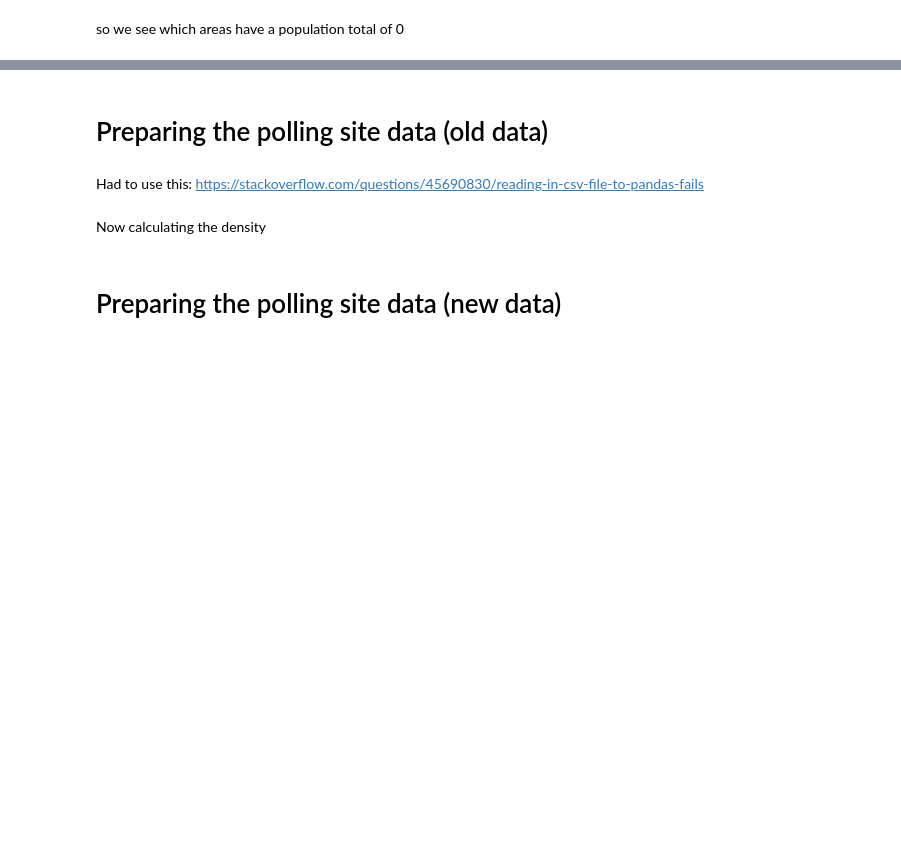
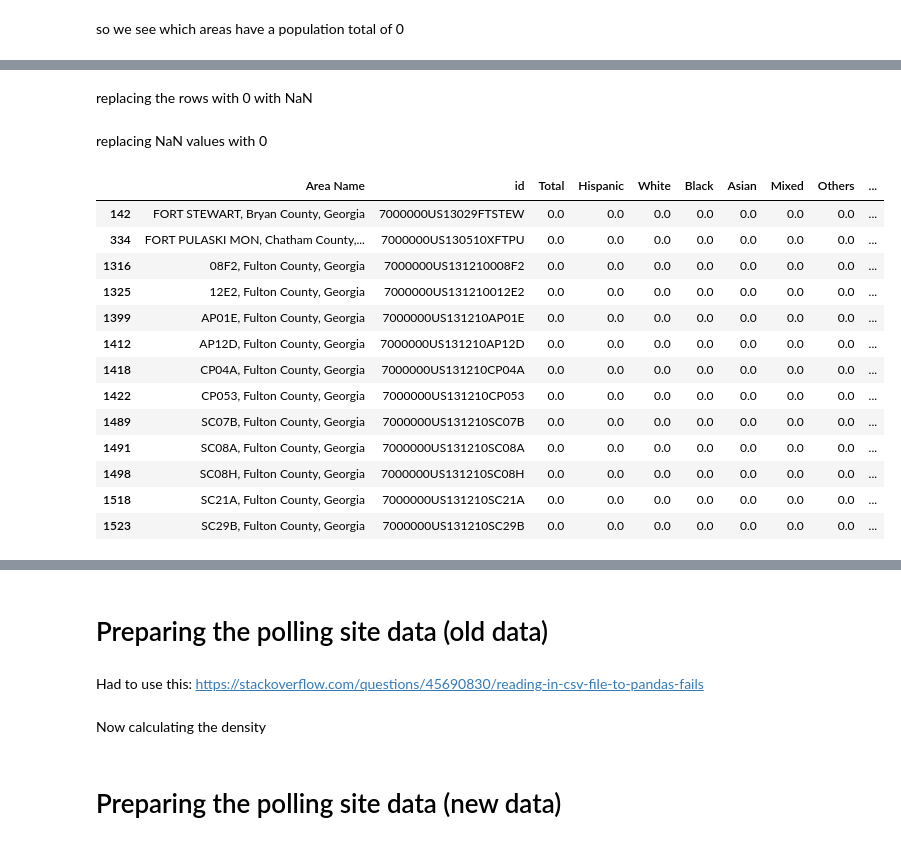
Before and after one commit to zzoeys/freecakefridays, a Jupyter notebook: data_preparation.ipynb, the cells around one changed output, grey strips where cells are left out. Drawn from its saved outputs; the diff is of its cells as text; code cells hidden in the pictures; blank space fills up the shorter version.

Commit message:
Replace NaN values with 0

```diff
--- a/data_preparation.ipynb
+++ b/data_preparation.ipynb
@@ -77,5 +112,9 @@ race_precinct.loc[race_precinct['Total']==0]
 # %%
-race_precinct.drop(race_precinct.loc[race_precinct['Total'] == 0].index, inplace=True)
+# race_precinct.drop(race_precinct.loc[race_precinct['Total'] == 0].index, inplace=True)
+# %% [markdown]
+replacing the rows with 0 with NaN
+# %%
+race_precinct.replace(0, np.nan, inplace=True)
 # %%
 for ind, row in race_precinct.iterrows():
   race_precinct.loc[ind,"Population Density: Hispanic"]= row ['Hispanic']/row['Total']
@@ -84,5 +123,26 @@ for ind, row in race_precinct.iterrows():
   race_precinct.loc[ind,"Population Density: Asian"]= row ['Asian']/row['Total']
   race_precinct.loc[ind,"Population Density: Mixed"]=row['Mixed']/row["Total"]
   race_precinct.loc[ind,"Population Density: Others"]=row["Others"]/row["Total"]
+# %% [markdown]
+replacing NaN values with 0
+# %%
+race_precinct.replace(np.nan, 0, inplace=True)
+# %%
+race_precinct.loc[race_precinct['Total']==0]
+# %% [output]
+|  | Area Name | id | Total | Hispanic | White | Black | Asian | Mixed | Others | ... |
+| 142 | FORT STEWART, Bryan County, Georgia | 7000000US13029FTSTEW | 0.0 | 0.0 | 0.0 | 0.0 | 0.0 | 0.0 | 0.0 | ... |
+| 334 | FORT PULASKI MON, Chatham County,... | 7000000US130510XFTPU | 0.0 | 0.0 | 0.0 | 0.0 | 0.0 | 0.0 | 0.0 | ... |
+| 1316 | 08F2, Fulton County, Georgia | 7000000US131210008F2 | 0.0 | 0.0 | 0.0 | 0.0 | 0.0 | 0.0 | 0.0 | ... |
+| 1325 | 12E2, Fulton County, Georgia | 7000000US131210012E2 | 0.0 | 0.0 | 0.0 | 0.0 | 0.0 | 0.0 | 0.0 | ... |
+| 1399 | AP01E, Fulton County, Georgia | 7000000US131210AP01E | 0.0 | 0.0 | 0.0 | 0.0 | 0.0 | 0.0 | 0.0 | ... |
+| 1412 | AP12D, Fulton County, Georgia | 7000000US131210AP12D | 0.0 | 0.0 | 0.0 | 0.0 | 0.0 | 0.0 | 0.0 | ... |
+| 1418 | CP04A, Fulton County, Georgia | 7000000US131210CP04A | 0.0 | 0.0 | 0.0 | 0.0 | 0.0 | 0.0 | 0.0 | ... |
+| 1422 | CP053, Fulton County, Georgia | 7000000US131210CP053 | 0.0 | 0.0 | 0.0 | 0.0 | 0.0 | 0.0 | 0.0 | ... |
+| 1489 | SC07B, Fulton County, Georgia | 7000000US131210SC07B | 0.0 | 0.0 | 0.0 | 0.0 | 0.0 | 0.0 | 0.0 | ... |
+| 1491 | SC08A, Fulton County, Georgia | 7000000US131210SC08A | 0.0 | 0.0 | 0.0 | 0.0 | 0.0 | 0.0 | 0.0 | ... |
+| 1498 | SC08H, Fulton County, Georgia | 7000000US131210SC08H | 0.0 | 0.0 | 0.0 | 0.0 | 0.0 | 0.0 | 0.0 | ... |
+| 1518 | SC21A, Fulton County, Georgia | 7000000US131210SC21A | 0.0 | 0.0 | 0.0 | 0.0 | 0.0 | 0.0 | 0.0 | ... |
+| 1523 | SC29B, Fulton County, Georgia | 7000000US131210SC29B | 0.0 | 0.0 | 0.0 | 0.0 | 0.0 | 0.0 | 0.0 | ... |
 # %%
 race_precinct
```
Also changed, not shown: parts of 31 cells of this notebook, 4 other files.
